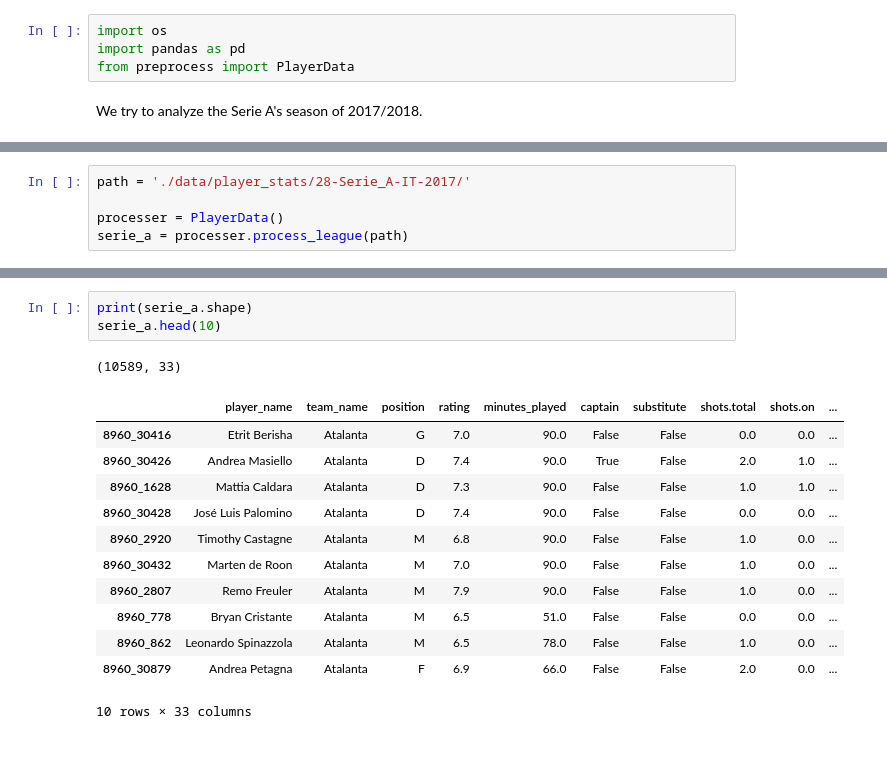
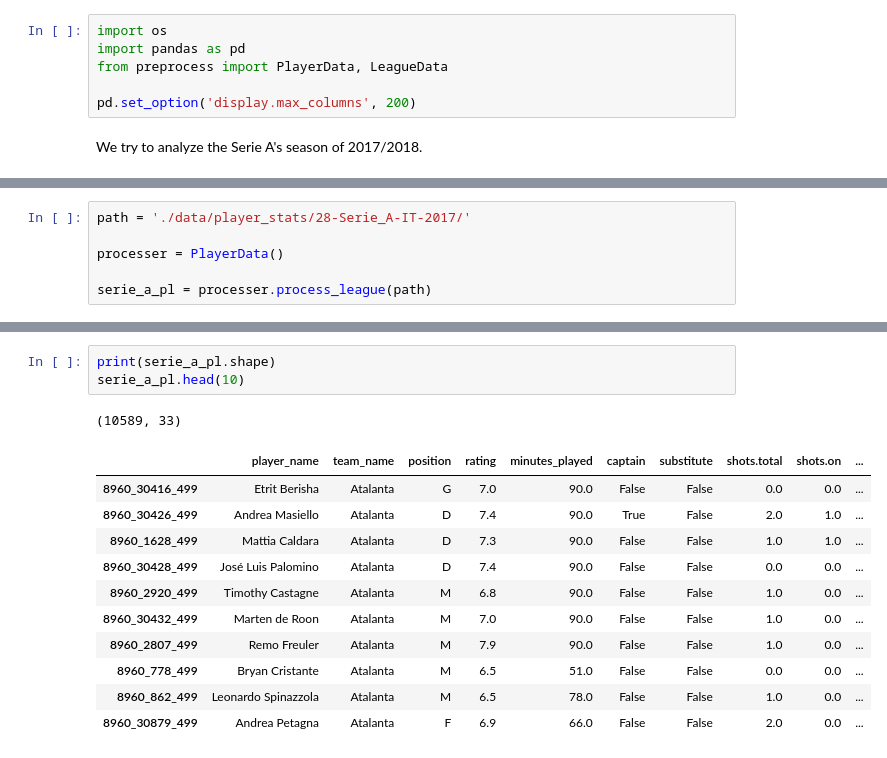
Before and after one commit to MatteoFelici/football, a Jupyter notebook: analyze_season.ipynb, the cells around one changed output, grey strips where cells are left out. Drawn from its saved outputs; the diff is of its cells as text.

```diff
--- a/analyze_season.ipynb
+++ b/analyze_season.ipynb
@@ -4,6 +4,8 @@ sys.path.append('./src')
 # %%
 import os
 import pandas as pd
-from preprocess import PlayerData
+from preprocess import PlayerData, LeagueData
+
+pd.set_option('display.max_columns', 200)
 # %% [markdown]
 We try to analyze the Serie A's season of 2017/2018.
@@ -11,4 +15,5 @@ We try to analyze the Serie A's season of 2017/2018.
 path = './data/player_stats/28-Serie_A-IT-2017/'
 
 processer = PlayerData()
-serie_a = processer.process_league(path)
+
+serie_a_pl = processer.process_league(path)
@@ -15,17 +38,16 @@ serie_a = processer.process_league(path)
 # %%
-print(serie_a.shape)
-serie_a.head(10)
+print(serie_a_pl.shape)
+serie_a_pl.head(10)
 # %% [output]
 (10589, 33)
 |  | player_name | team_name | position | rating | minutes_played | captain | substitute | shots.total | shots.on | ... |
-| 8960_30416 | Etrit Berisha | Atalanta | G | 7.0 | 90.0 | False | False | 0.0 | 0.0 | ... |
-| 8960_30426 | Andrea Masiello | Atalanta | D | 7.4 | 90.0 | True | False | 2.0 | 1.0 | ... |
-| 8960_1628 | Mattia Caldara | Atalanta | D | 7.3 | 90.0 | False | False | 1.0 | 1.0 | ... |
-| 8960_30428 | José Luis Palomino | Atalanta | D | 7.4 | 90.0 | False | False | 0.0 | 0.0 | ... |
-| 8960_2920 | Timothy Castagne | Atalanta | M | 6.8 | 90.0 | False | False | 1.0 | 0.0 | ... |
-| 8960_30432 | Marten de Roon | Atalanta | M | 7.0 | 90.0 | False | False | 1.0 | 0.0 | ... |
-| 8960_2807 | Remo Freuler | Atalanta | M | 7.9 | 90.0 | False | False | 1.0 | 0.0 | ... |
-| 8960_778 | Bryan Cristante | Atalanta | M | 6.5 | 51.0 | False | False | 0.0 | 0.0 | ... |
-| 8960_862 | Leonardo Spinazzola | Atalanta | M | 6.5 | 78.0 | False | False | 1.0 | 0.0 | ... |
-| 8960_30879 | Andrea Petagna | Atalanta | F | 6.9 | 66.0 | False | False | 2.0 | 0.0 | ... |
+| 8960_30416_499 | Etrit Berisha | Atalanta | G | 7.0 | 90.0 | False | False | 0.0 | 0.0 | ... |
+| 8960_30426_499 | Andrea Masiello | Atalanta | D | 7.4 | 90.0 | True | False | 2.0 | 1.0 | ... |
+| 8960_1628_499 | Mattia Caldara | Atalanta | D | 7.3 | 90.0 | False | False | 1.0 | 1.0 | ... |
+| 8960_30428_499 | José Luis Palomino | Atalanta | D | 7.4 | 90.0 | False | False | 0.0 | 0.0 | ... |
+| 8960_2920_499 | Timothy Castagne | Atalanta | M | 6.8 | 90.0 | False | False | 1.0 | 0.0 | ... |
+| 8960_30432_499 | Marten de Roon | Atalanta | M | 7.0 | 90.0 | False | False | 1.0 | 0.0 | ... |
+| 8960_2807_499 | Remo Freuler | Atalanta | M | 7.9 | 90.0 | False | False | 1.0 | 0.0 | ... |
+| 8960_778_499 | Bryan Cristante | Atalanta | M | 6.5 | 51.0 | False | False | 0.0 | 0.0 | ... |
+| 8960_862_499 | Leonardo Spinazzola | Atalanta | M | 6.5 | 78.0 | False | False | 1.0 | 0.0 | ... |
+| 8960_30879_499 | Andrea Petagna | Atalanta | F | 6.9 | 66.0 | False | False | 2.0 | 0.0 | ... |
-10 rows × 33 columns
```
Also changed, not shown: parts of 11 cells of this notebook.
